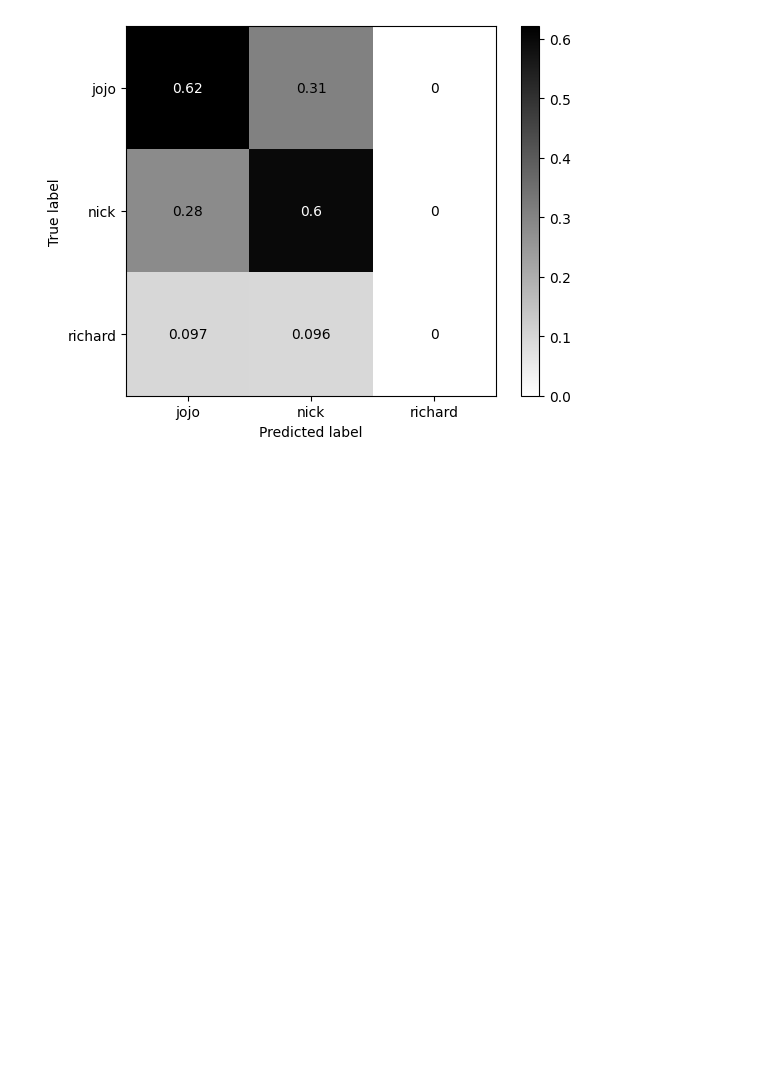
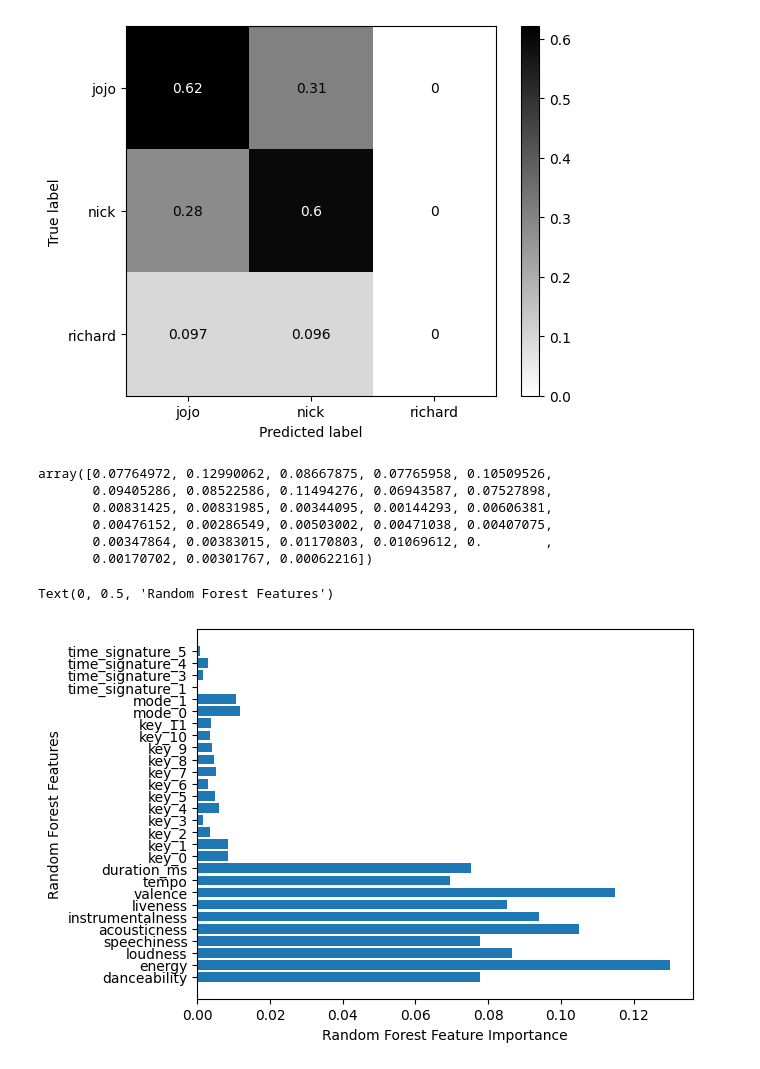
Before and after one commit to broussardjojo/ds3k, a Jupyter notebook: classification/forestML.ipynb, the cells around one changed output. Drawn from its saved outputs; the diff is of its cells as text; code cells hidden in the pictures; blank space fills up the shorter version.

Commit message:
feature importance

```diff
--- a/classification/forestML.ipynb
+++ b/classification/forestML.ipynb
@@ -188,3 +188,21 @@ ConfusionMatrixDisplay.from_estimator(optimizedRandForest, test_x, test_y, ax=ax
 ax.grid(False)
 # %% [output]
 [figure]
+# %%
+optimizedRandForest.feature_importances_
+# %% [output]
+array([0.07764972, 0.12990062, 0.08667875, 0.07765958, 0.10509526,
+       0.09405286, 0.08522586, 0.11494276, 0.06943587, 0.07527898,
+       0.00831425, 0.00831985, 0.00344095, 0.00144293, 0.00606381,
+       0.00476152, 0.00286549, 0.00503002, 0.00471038, 0.00407075,
+       0.00347864, 0.00383015, 0.01170803, 0.01069612, 0.        ,
+       0.00170702, 0.00301767, 0.00062216])
+# %%
+featureHeadersDF = library_train.drop(columns='label')
+featureHeaders = list(featureHeadersDF.columns.values)
+plt.barh(featureHeaders,optimizedRandForest.feature_importances_)
+plt.xlabel('Random Forest Feature Importance')
+plt.ylabel('Random Forest Features')
+# %% [output]
+Text(0, 0.5, 'Random Forest Features')
+[figure, added]
```
